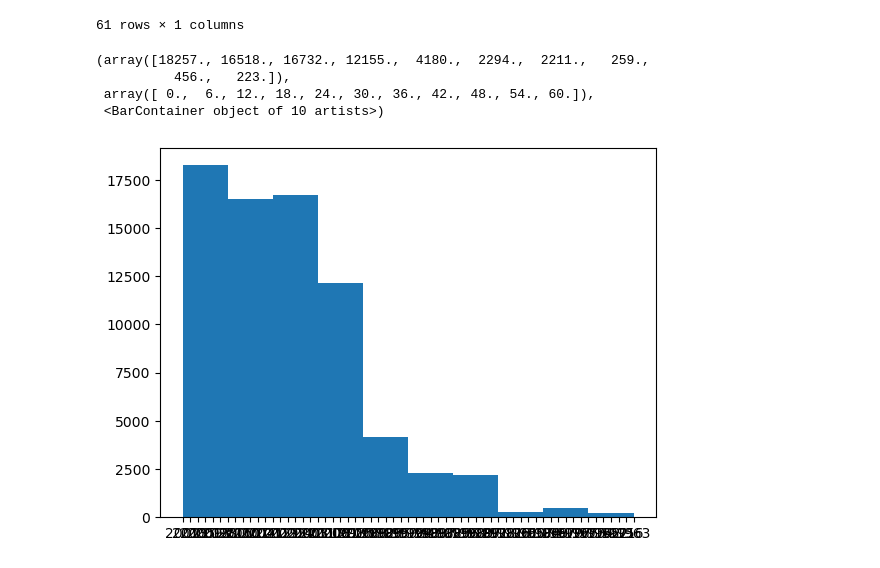
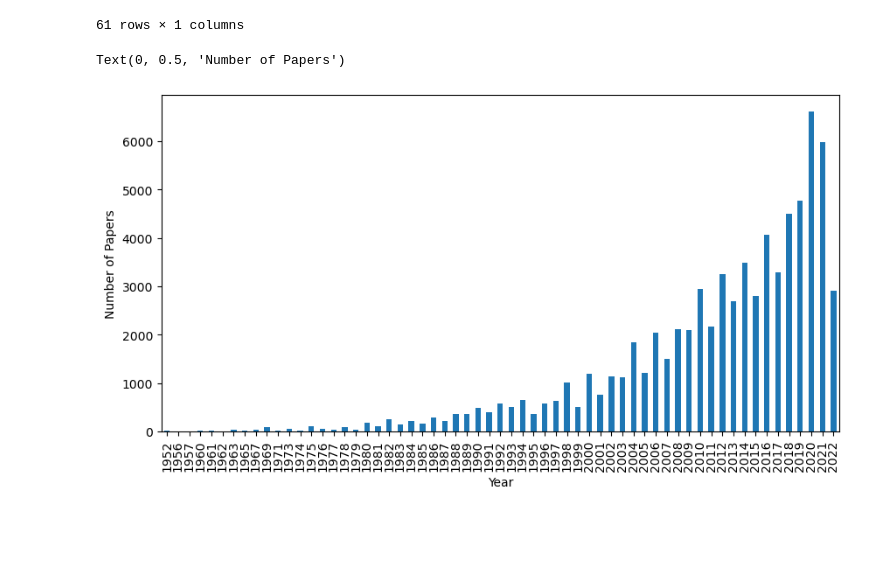
Before and after one commit to pxu23/NLP_CSS_Project, a Jupyter notebook: data_reading.ipynb, the cells around one changed output. Drawn from its saved outputs; the diff is of its cells as text; code cells hidden in the pictures; blank space fills up the shorter version.

```diff
--- a/data_reading.ipynb
+++ b/data_reading.ipynb
@@ -183,13 +183,16 @@ years.drop_duplicates()
 | 62805 | 1956 |
 | 62810 | 1963 |
 61 rows × 1 columns
+# %%
+df.sort_values(by='year',inplace=True)
 # %%
 # plot it in a bar chart for visualization purposes
 import matplotlib.pyplot as plt
-plt.hist(df[['year']])
+plt.figure(figsize=(10,5))
+df['year'].value_counts()[df.year.unique()].plot(kind="bar")
+plt.xticks(rotation='vertical')
+plt.xlabel("Year")
+plt.ylabel("Number of Papers")
 # %% [output]
-(array([18257., 16518., 16732., 12155.,  4180.,  2294.,  2211.,   259.,
-          456.,   223.]),
- array([ 0.,  6., 12., 18., 24., 30., 36., 42., 48., 54., 60.]),
- <BarContainer object of 10 artists>)
+Text(0, 0.5, 'Number of Papers')
-[figure, old version]
+[figure, new version]
```
Also changed, not shown: parts of 3 cells of this notebook, 6 other files.
